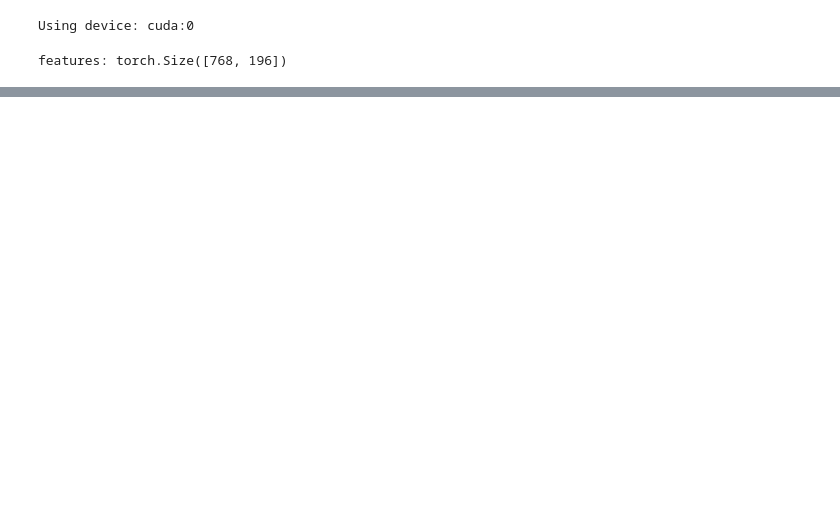
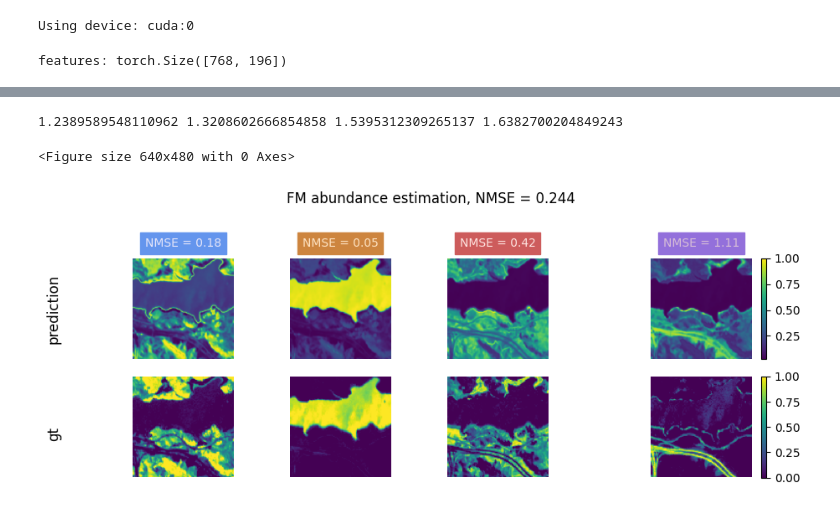
Before and after one commit to edabier/SS-HSU_benchmark, a Jupyter notebook: testing_models.ipynb, the cells around one changed output, grey strips where cells are left out. Saved outputs shown, nothing was run; the diff lists cells and outputs as text; code cells hidden in the pictures; blank space fills up the shorter version.

```diff
--- a/testing_models.ipynb
+++ b/testing_models.ipynb
@@ -145,9 +145,9 @@ model = models.init_decoder_weights(model, Y/Y.max(), c, is_unmixer=True, use_si
 #     param.requires_grad = False
 
 print("The unmixer model has : ", format(sum(p.numel() for p in model.parameters() if p.requires_grad)/1e6, '.2f'), "M trainable params")
-for name, param in model.named_parameters():
-    if param.requires_grad:
-        print(name, ': ', format(param.numel()/1e3, '.2f'), "k params")
+# for name, param in model.named_parameters():
+#     if param.requires_grad:
+#         print(name, ': ', format(param.numel()/1e3, '.2f'), "k params")
 
 E_hat, A_hat, Y_hat = model(features)
 utils.plot_results(E_hat, A_hat, E_gt=E, normalize_E=True)
@@ -404,0 +451,28 @@ Epoch 450: total = 0.133
+# %%
+# (c, H, W)
+A_hat_cnn_sivm_ = A_hat_cnn_sivm[0]
+A_hat_cnn_fm_ = A_hat_cnn_fm[0]
+A_ = A[0]
+
+# (c, H, W)
+A_sivm_norm = A_hat_cnn_sivm_/torch.norm(A_hat_cnn_sivm_)
+A_fm_norm = A_hat_cnn_fm_/torch.norm(A_hat_cnn_fm_)
+A_norm = A_/torch.norm(A_)
+
+# (H*W, c)
+A_hat_sivm_reshape = A_hat_cnn_sivm_.flatten(1).T
+A_hat_fm_reshape = A_hat_cnn_fm_.flatten(1).T
+A_reshape = A_.flatten(1).T
+
+sad_fm = sad(A_reshape, A_hat_fm_reshape).item()
+sad_sivm = sad(A_reshape, A_hat_sivm_reshape).item()
+mse_fm = (mse(A_norm, A_fm_norm)/(torch.norm(A_norm))).item()
+mse_sivm = (mse(A_norm, A_sivm_norm)/(torch.norm(A_norm))).item()
+print(sad_fm, sad_sivm, mse_fm, mse_sivm)
+# %% [output]
+1.2389589548110962 1.3208602666854858 1.5395312309265137 1.6382700204849243
+# %%
+utils.plot_results(E_hat_cnn_fm, A_hat_cnn_fm, A, E, model_name="FM", normalize_E=True, normalize_A=True, plot_E=False)
+# %% [output]
+<Figure size 640x480 with 0 Axes>
+[figure, added]
```
Also changed, not shown: parts of 9 cells of this notebook, 9 other files.
